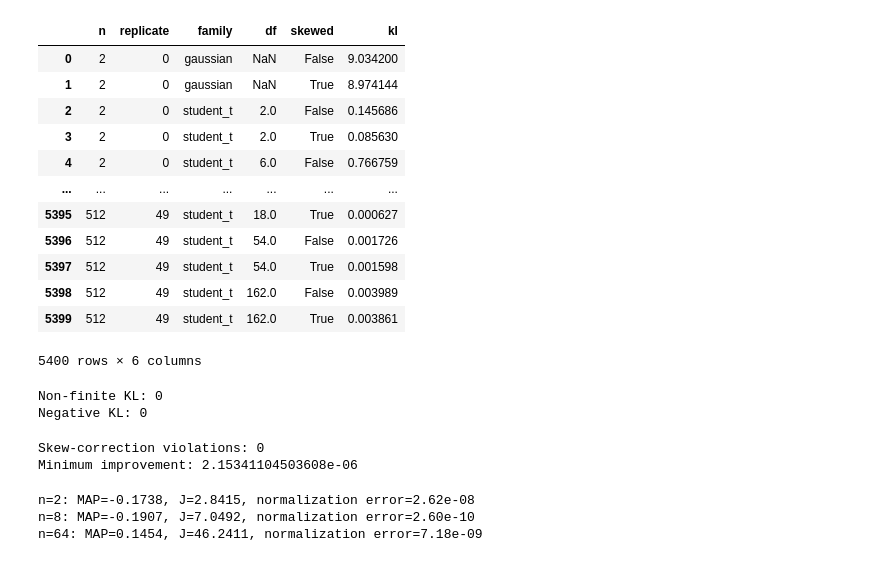
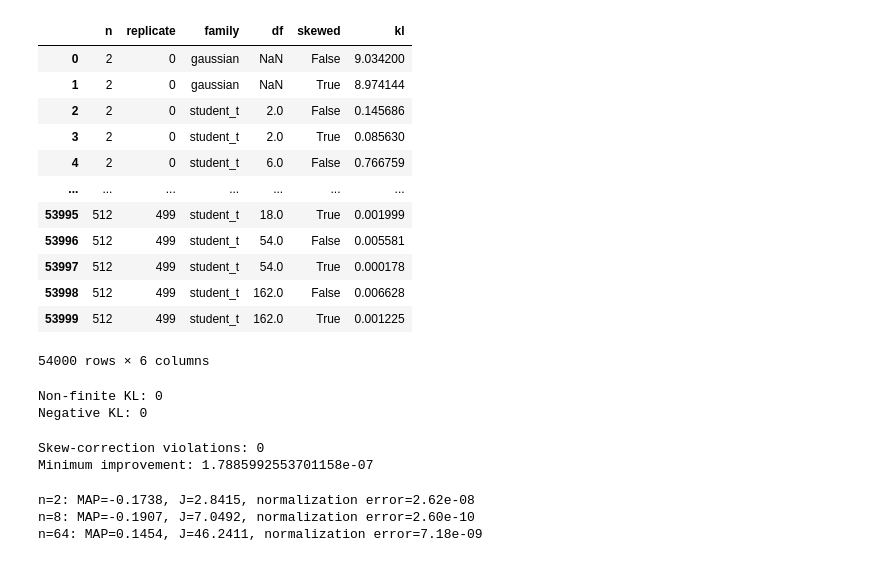
Before and after one commit to carloruggeri/STAT535-project, a Jupyter notebook: tstudent_cauchy.ipynb, the cells around one changed output. Saved outputs shown, nothing was run; the diff lists cells and outputs as text; code cells hidden in the pictures.

```diff
--- a/tstudent_cauchy.ipynb
+++ b/tstudent_cauchy.ipynb
@@ -61,7 +61,7 @@ scale = 10.0
 
 
 rng = np.random.default_rng(42)
-n_replicates = 50
+n_replicates = 500
 ns = [2, 4, 8, 16, 32, 64, 128, 256, 512]
 vs = [2, 6, 18, 54, 162]
 
@@ -176,39 +176,39 @@ for r in range(n_replicates):
                       )
 
             results.append({
                 "n": n,
                 "replicate": r,
                 "family": "student_t",
                 "df": v,
                 "skewed": False,
                 "kl": kl_t
                 })
             results.append({
                 "n": n,
                 "replicate": r,
                 "family": "student_t",
                 "df": v,
                 "skewed": True,
                 "kl": kl_t_skewed
                 })
 
 df = pd.DataFrame(results)
 
 df
 # %% [output]
 |  | n | replicate | family | df | skewed | kl |
 | 0 | 2 | 0 | gaussian | NaN | False | 9.034200 |
 | 1 | 2 | 0 | gaussian | NaN | True | 8.974144 |
 | 2 | 2 | 0 | student_t | 2.0 | False | 0.145686 |
 | 3 | 2 | 0 | student_t | 2.0 | True | 0.085630 |
 | 4 | 2 | 0 | student_t | 6.0 | False | 0.766759 |
 | ... | ... | ... | ... | ... | ... | ... |
-| 5395 | 512 | 49 | student_t | 18.0 | True | 0.000627 |
-| 5396 | 512 | 49 | student_t | 54.0 | False | 0.001726 |
-| 5397 | 512 | 49 | student_t | 54.0 | True | 0.001598 |
-| 5398 | 512 | 49 | student_t | 162.0 | False | 0.003989 |
-| 5399 | 512 | 49 | student_t | 162.0 | True | 0.003861 |
+| 53995 | 512 | 499 | student_t | 18.0 | True | 0.001999 |
+| 53996 | 512 | 499 | student_t | 54.0 | False | 0.005581 |
+| 53997 | 512 | 499 | student_t | 54.0 | True | 0.000178 |
+| 53998 | 512 | 499 | student_t | 162.0 | False | 0.006628 |
+| 53999 | 512 | 499 | student_t | 162.0 | True | 0.001225 |
-5400 rows × 6 columns
+54000 rows × 6 columns
 # %%
 print("Non-finite KL:", (~np.isfinite(df["kl"])).sum())
 print("Negative KL:", (df["kl"] < -1e-6).sum())
@@ -240,7 +240,7 @@ print("Skew-correction violations:",
 print("Minimum improvement:", wide["improvement"].min())
 # %% [output]
 Skew-correction violations: 0
-Minimum improvement: 2.15341104503608e-06
+Minimum improvement: 1.7885992553701158e-07
 # %%
 df.to_csv("simulations_laplace_tstudent", index=False)
 # %%
```
Also changed, not shown: 3 other files.
